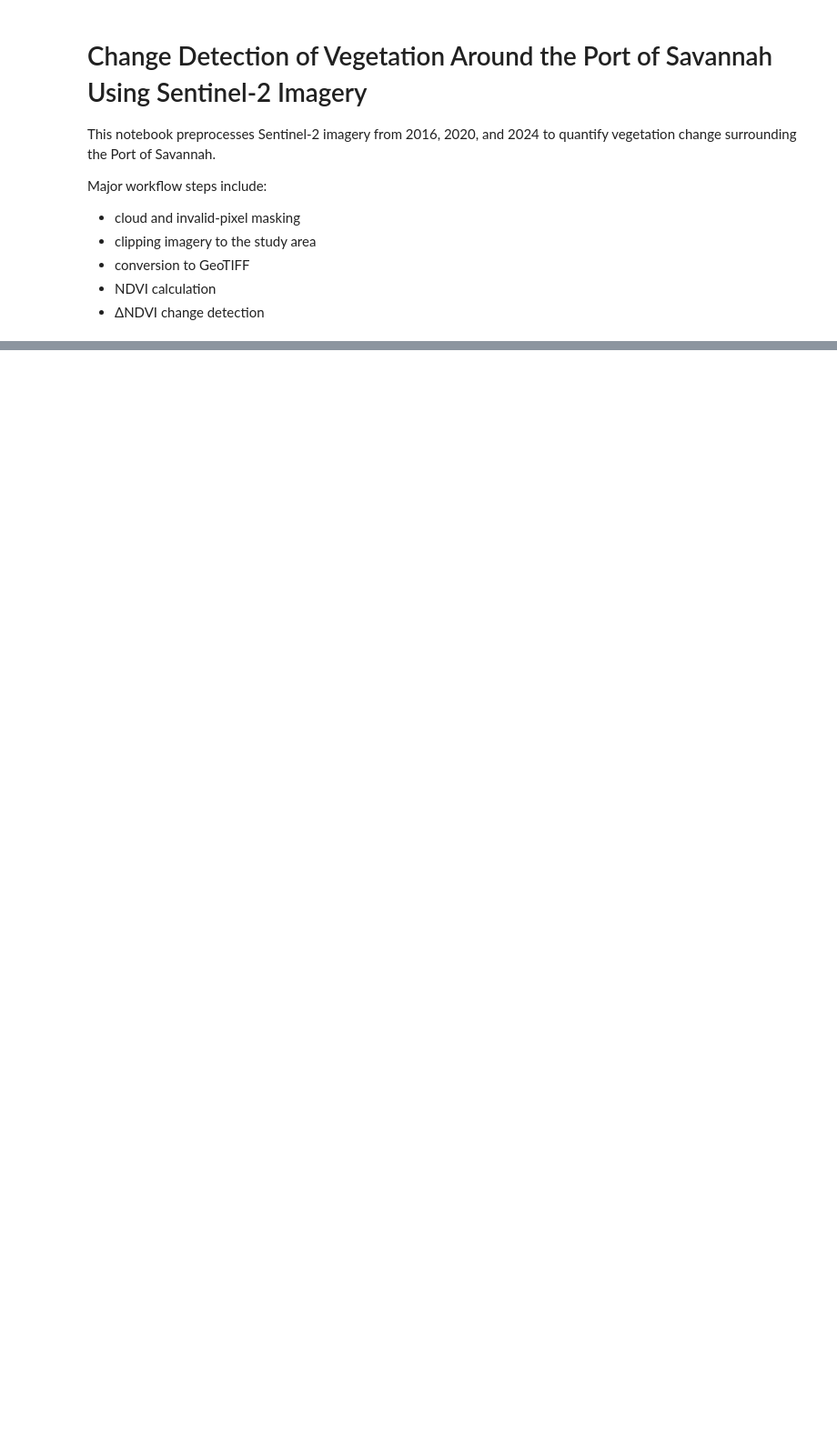
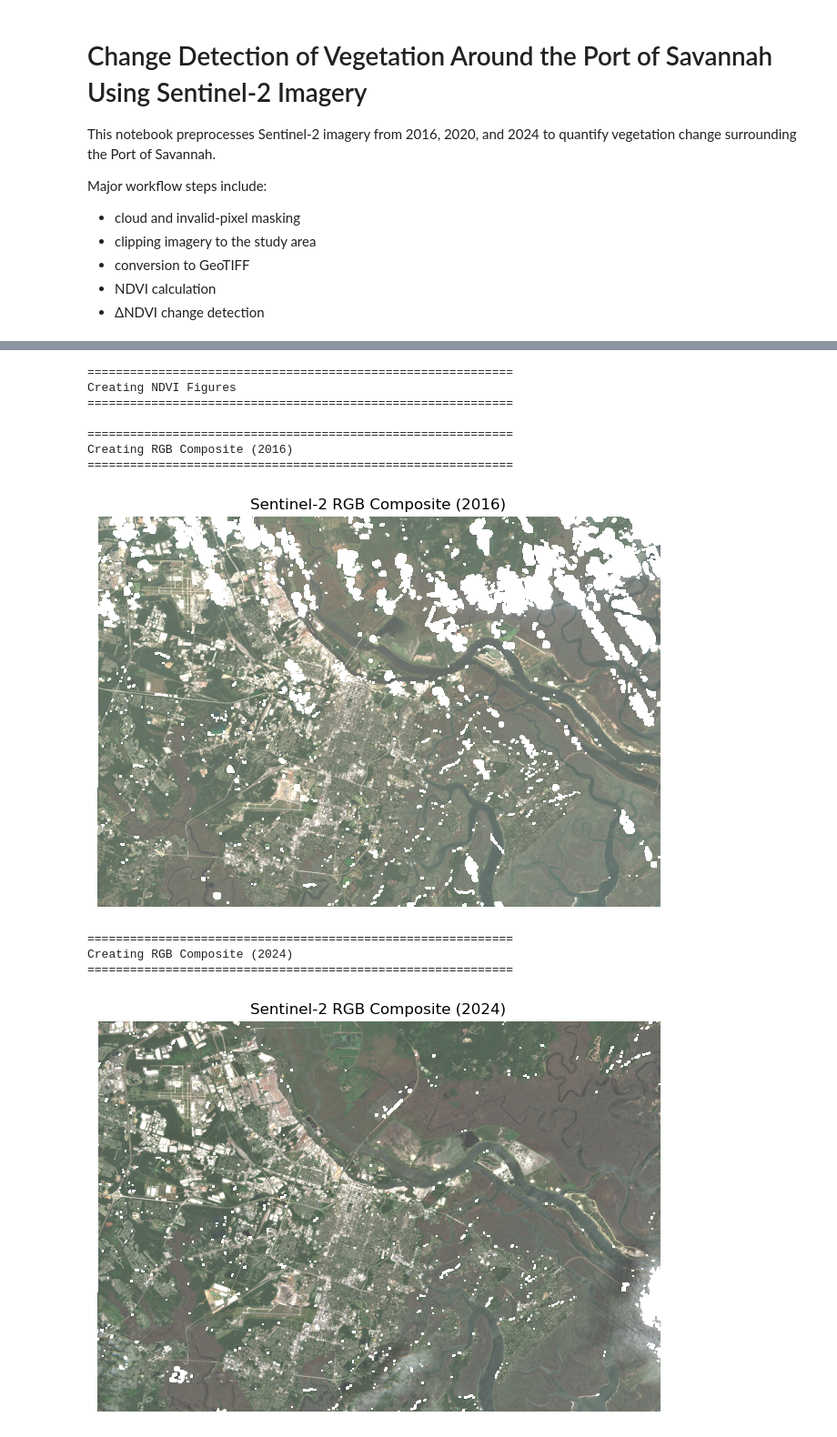
Before and after one commit to jb-geo/savannah-port-change-detection, a Jupyter notebook: notebooks/raster_analysis.ipynb, the cells around one changed output, grey strips where cells are left out. Shown at 91% size. Saved outputs shown, nothing was run; the diff lists cells and outputs as text; code cells hidden in the pictures; blank space fills up the shorter version.

```diff
--- a/notebooks/raster_analysis.ipynb
+++ b/notebooks/raster_analysis.ipynb
@@ -311,0 +210,38 @@ print("✅ ΔNDVI (2016 → 2024) created successfully")
+# %%
+def create_rgb_figure(year):
+    """
+    Create RGB composite figure for a given year
+    and save it to the specified output path.
+    """
+    print_step(f"Creating RGB Composite ({year})")
+
+    with rasterio.open(CLIP_DIR / str(year) / f"{BLUE_BAND}.tif") as src:
+        blue = src.read(1)
+
+    with rasterio.open(CLIP_DIR / str(year) / f"{GREEN_BAND}.tif") as src:
+        green = src.read(1)
+
+    with rasterio.open(CLIP_DIR / str(year) / f"{RED_BAND}.tif") as src:
+        red = src.read(1)
+
+    # Stack into RGB image
+    rgb = np.dstack((red, green, blue)).astype(np.float32)
+
+    # Stretch ignoring NaN values
+    stretch = np.nanpercentile(rgb, 98)
+
+    rgb /= stretch
+    rgb = np.clip(rgb, 0, 1)
+
+    plt.figure(figsize=(8,8))
+    plt.imshow(rgb)
+    plt.title(f"Sentinel-2 RGB Composite ({year})")
+    plt.axis("off")
+
+    plt.savefig(
+        FIGURE_DIR / f"rgb_{year}.png",
+        dpi=300,
+        bbox_inches="tight"
+    )
+
+    plt.show()
@@ -311,0 +567,18 @@ print("✅ ΔNDVI (2016 → 2024) created successfully")
+# %%
+print_step("Creating NDVI Figures")
+
+create_rgb_figure(2016)
+create_rgb_figure(2024)
+# %% [output]
+============================================================
+Creating NDVI Figures
+============================================================
+
+============================================================
+Creating RGB Composite (2016)
+============================================================
+[figure, added]
+============================================================
+Creating RGB Composite (2024)
+============================================================
+[figure, added]
```
Also changed, not shown: parts of 39 cells of this notebook, 6 other files.
